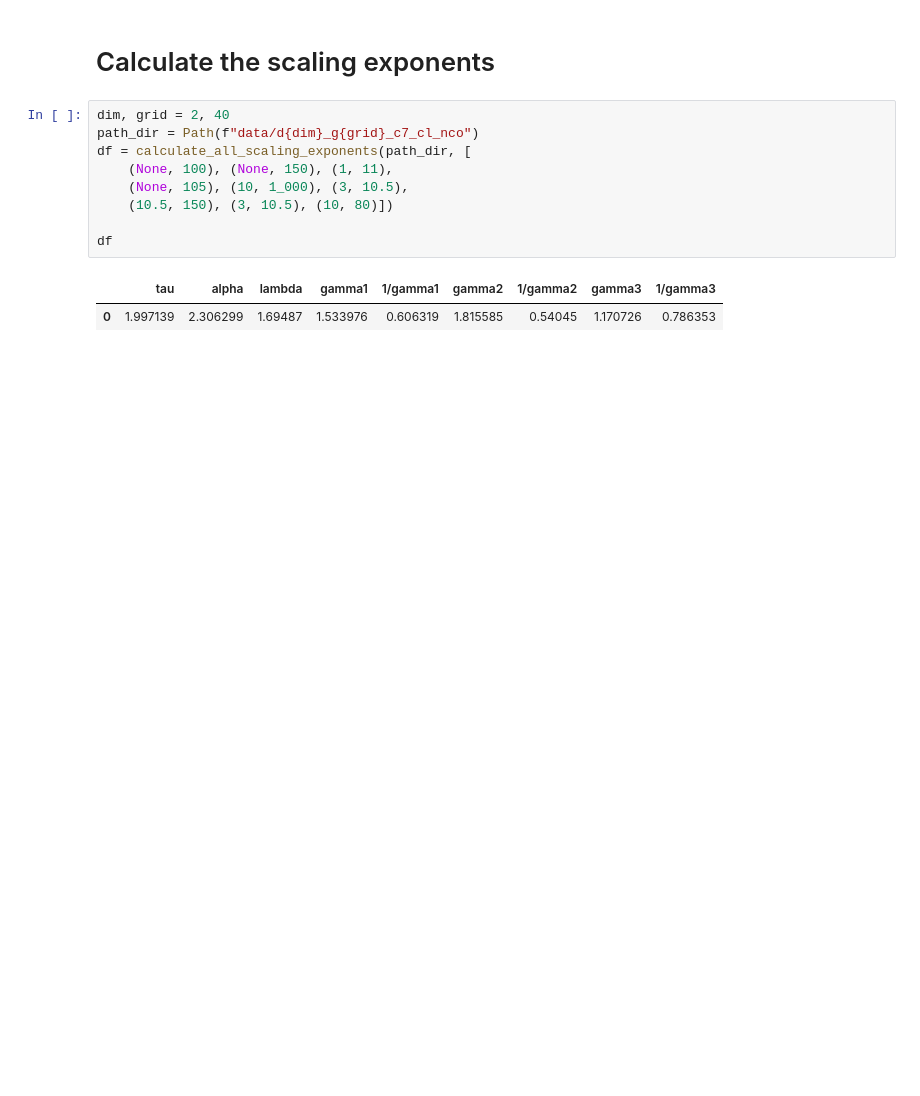
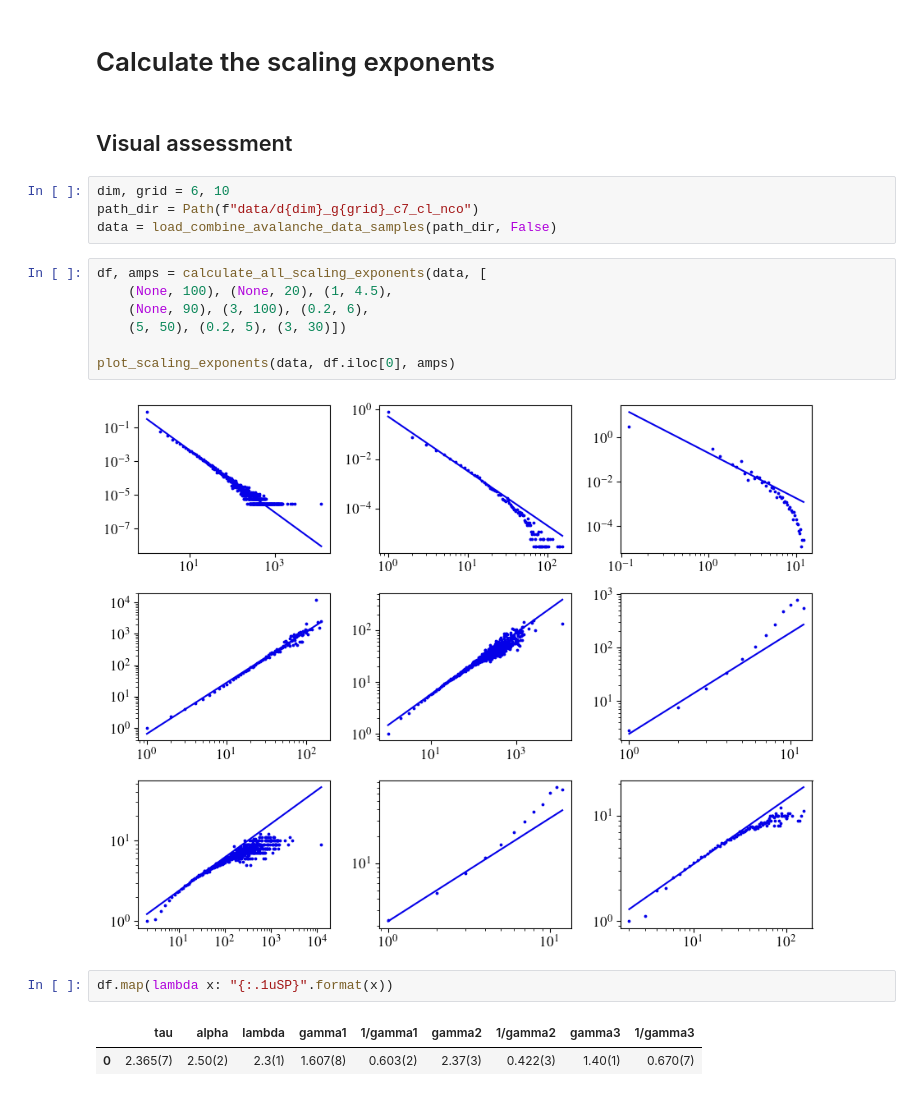
Before and after one commit to GabrielRemi/Sandpile, a Jupyter notebook: Code/analysis_nd.ipynb, the cells around one changed output. Cells and saved outputs as stored; diff of their text form; blank space fills up the shorter version.

Commit message:
scaling exponents closed conservative

```diff
--- a/Code/analysis_nd.ipynb
+++ b/Code/analysis_nd.ipynb
@@ -63,14 +30,22 @@ for index, (xn, yn) in zip(indices, comb):
 # %% [markdown]
 # Calculate the scaling exponents
+# %% [markdown]
+## Visual assessment
 # %%
-dim, grid = 2, 40
+dim, grid = 6, 10
 path_dir = Path(f"data/d{dim}_g{grid}_c7_cl_nco")
-df = calculate_all_scaling_exponents(path_dir, [
-    (None, 100), (None, 150), (1, 11),
-    (None, 105), (10, 1_000), (3, 10.5),
-    (10.5, 150), (3, 10.5), (10, 80)])
-
-df
+data = load_combine_avalanche_data_samples(path_dir, False)
-# %% [output]
-|  | tau | alpha | lambda | gamma1 | 1/gamma1 | gamma2 | 1/gamma2 | gamma3 | 1/gamma3 |
-| 0 | 1.997139 | 2.306299 | 1.69487 | 1.533976 | 0.606319 | 1.815585 | 0.54045 | 1.170726 | 0.786353 |
+# %%
+df, amps = calculate_all_scaling_exponents(data, [
+    (None, 100), (None, 20), (1, 4.5),
+    (None, 90), (3, 100), (0.2, 6),
+    (5, 50), (0.2, 5), (3, 30)])
+
+plot_scaling_exponents(data, df.iloc[0], amps)
+# %% [output]
+[figure, added]
+# %%
+df.map(lambda x: "{:.1uSP}".format(x))
+# %% [output]
+|  | tau | alpha | lambda | gamma1 | 1/gamma1 | gamma2 | 1/gamma2 | gamma3 | 1/gamma3 |
+| 0 | 2.365(7) | 2.50(2) | 2.3(1) | 1.607(8) | 0.603(2) | 2.37(3) | 0.422(3) | 1.40(1) | 0.670(7) |
```
Also changed, not shown: parts of 5 cells of this notebook, 3 other files.
